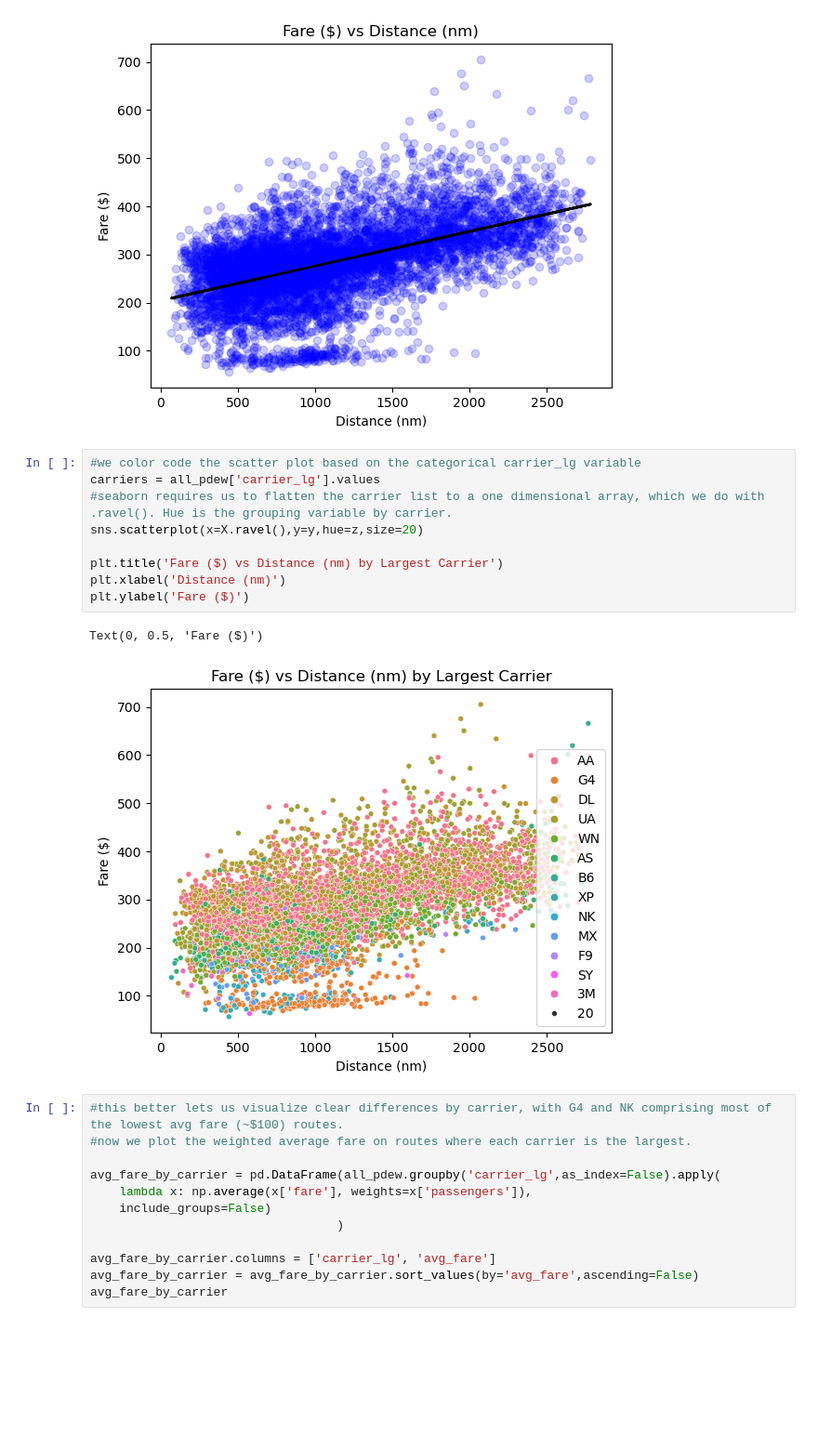
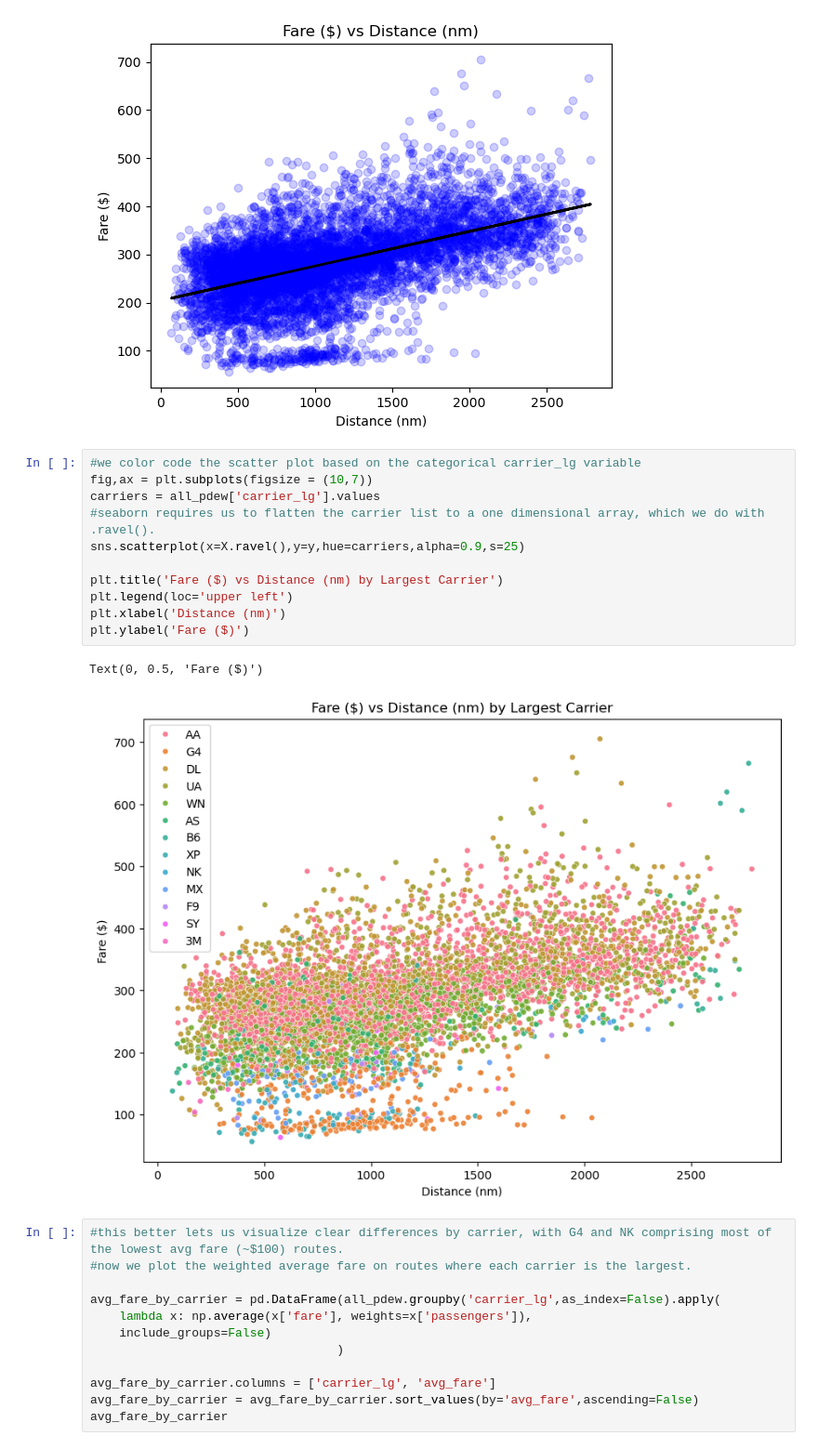
Before and after one commit to olublin/PDEW_Predict, a Jupyter notebook: PDEW_eda.ipynb, the cells around one changed output. Shown: that part at 93% size. Drawn from its saved outputs; the diff is of its cells as text; blank space fills up the shorter version.

```diff
--- a/PDEW_eda.ipynb
+++ b/PDEW_eda.ipynb
@@ -108,16 +108,18 @@ R^2 value: 0.2766
 [figure]
 # %%
 #we color code the scatter plot based on the categorical carrier_lg variable
+fig,ax = plt.subplots(figsize = (10,7))
 carriers = all_pdew['carrier_lg'].values
-#seaborn requires us to flatten the carrier list to a one dimensional array, which we do with .ravel(). Hue is the grouping variable by carrier.
-sns.scatterplot(x=X.ravel(),y=y,hue=z,size=20)
+#seaborn requires us to flatten the carrier list to a one dimensional array, which we do with .ravel().
+sns.scatterplot(x=X.ravel(),y=y,hue=carriers,alpha=0.9,s=25)
 
 plt.title('Fare ($) vs Distance (nm) by Largest Carrier')
+plt.legend(loc='upper left')
 plt.xlabel('Distance (nm)')
 plt.ylabel('Fare ($)')
 # %% [output]
 Text(0, 0.5, 'Fare ($)')
-[figure, old version]
+[figure, new version]
 # %%
 #this better lets us visualize clear differences by carrier, with G4 and NK comprising most of the lowest avg fare (~$100) routes.
 #now we plot the weighted average fare on routes where each carrier is the largest.
```
Also changed, not shown: parts of 5 cells of this notebook.
